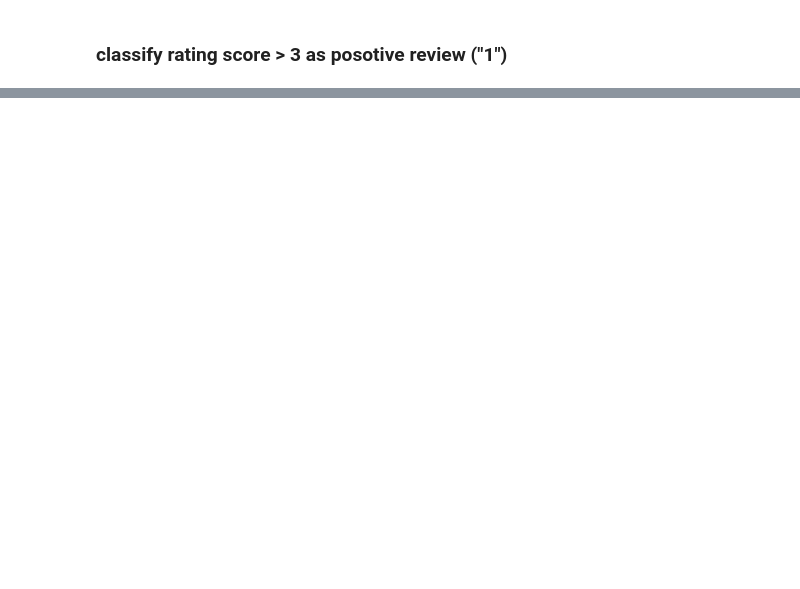
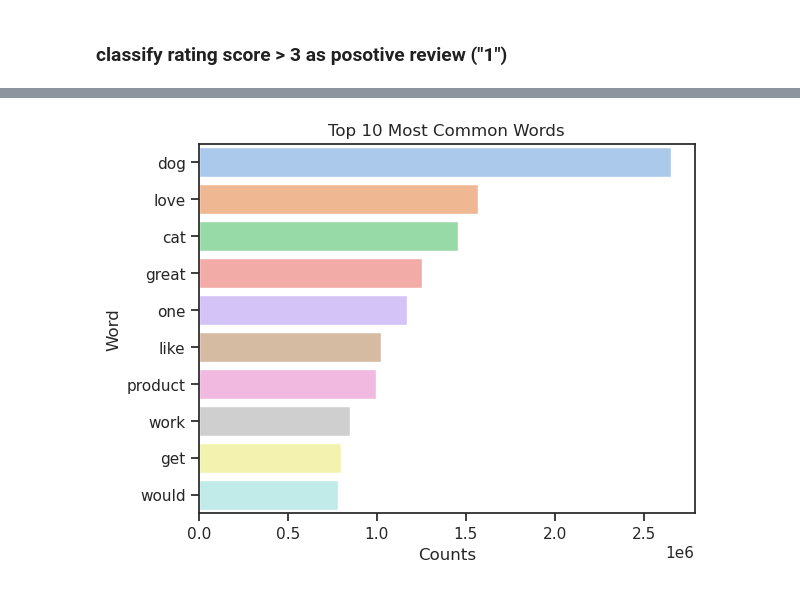
Before and after one commit to acmkc/NLP_Final_Individual_Project, a Jupyter notebook: Code/final.ipynb, the cells around one changed output, grey strips where cells are left out. Cells and saved outputs as stored; diff of their text form; code cells hidden in the pictures; blank space fills up the shorter version.

```diff
--- a/Code/final.ipynb
+++ b/Code/final.ipynb
@@ -167,0 +123,7 @@ review.head(10)
+# %%
+from nltk.tokenize import word_tokenize
+from nltk.probability import FreqDist
+
+text = ' '.join(review['Text1'])  # Joining all 'Text1' entries into a single string
+words = text.split()  # Tokenizing the text into words
+fd = FreqDist(words)  # Calculating the frequency distribution of words
@@ -167,0 +137,14 @@ review.head(10)
+# %%
+import seaborn as sns
+import matplotlib.pyplot as plt
+
+sns.set_theme(style="ticks")
+
+sns.barplot(y=fdist.index, x=fdist.values, palette='pastel',hue=fdist.index, legend=False).set( title="Top 10 Most Common Words")
+
+plt.xlabel('Counts')
+plt.ylabel('Word')
+
+plt.show()
+# %% [output]
+[figure, added]
```
Also changed, not shown: parts of 34 cells of this notebook.
